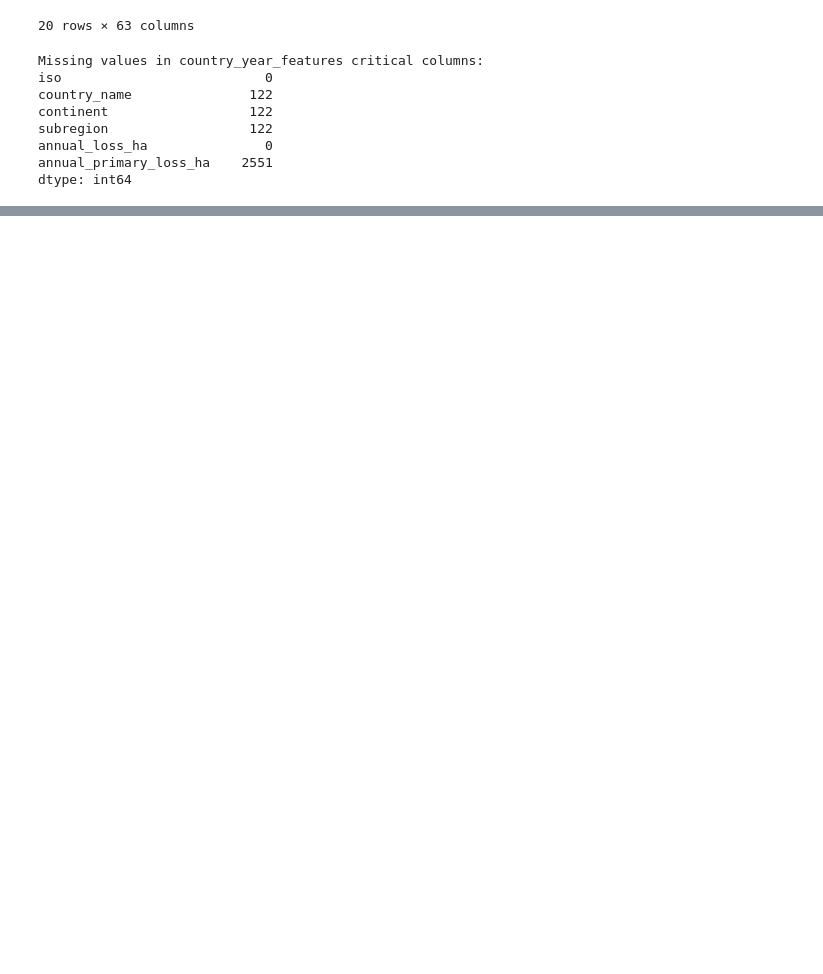
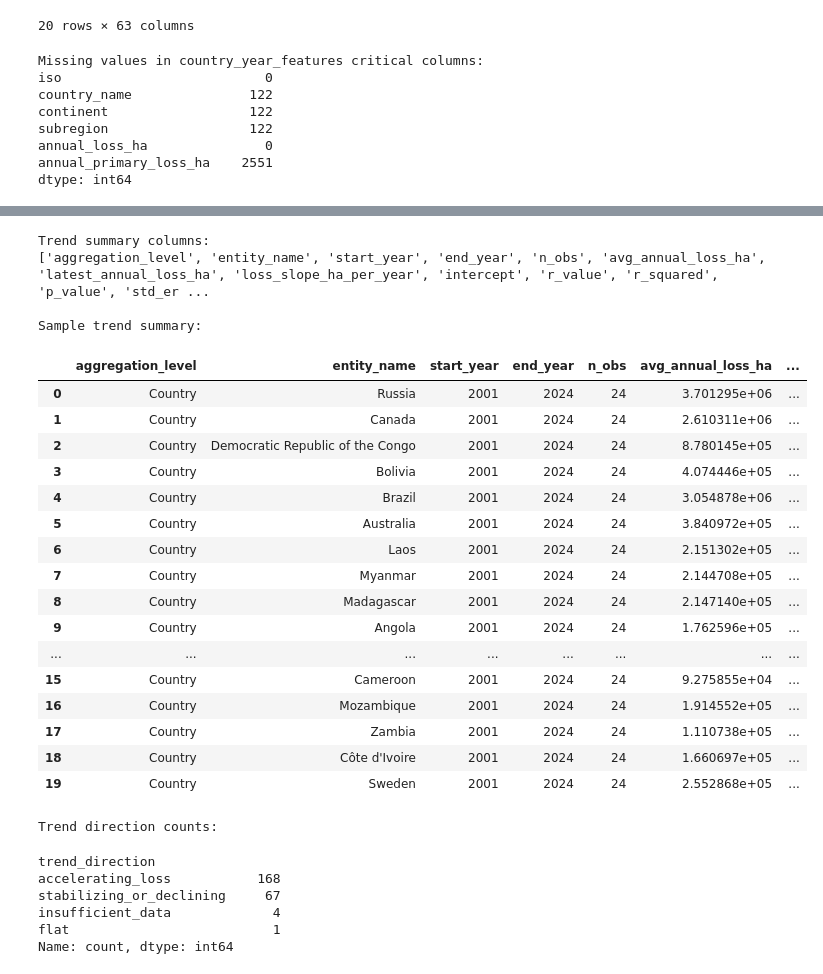
Before and after one commit to CH-CHISAKA/GlobalForestAnalysis, a Jupyter notebook: world_forest_distribution.ipynb, the cells around one changed output, grey strips where cells are left out. Drawn from its saved outputs; the diff is of its cells as text; code cells hidden in the pictures; blank space fills up the shorter version.

```diff
--- a/world_forest_distribution.ipynb
+++ b/world_forest_distribution.ipynb
@@ -1846,0 +2321,41 @@ plt.show()
+# %%
+# ---------------------------------------------------------
+# TREND SUMMARY INSPECTION
+# ---------------------------------------------------------
+print("Trend summary columns:")
+print(trend_summary.columns.tolist())
+
+print("\nSample trend summary:")
+display(trend_summary.head(20))
+
+print("\nTrend direction counts:")
+display(trend_summary["trend_direction"].value_counts(dropna=False))
+# %% [output]
+Trend summary columns:
+['aggregation_level', 'entity_name', 'start_year', 'end_year', 'n_obs', 'avg_annual_loss_ha', 'latest_annual_loss_ha', 'loss_slope_ha_per_year', 'intercept', 'r_value', 'r_squared', 'p_value', 'std_er ...
+
+Sample trend summary:
+|  | aggregation_level | entity_name | start_year | end_year | n_obs | avg_annual_loss_ha | ... |
+| 0 | Country | Russia | 2001 | 2024 | 24 | 3.701295e+06 | ... |
+| 1 | Country | Canada | 2001 | 2024 | 24 | 2.610311e+06 | ... |
+| 2 | Country | Democratic Republic of the Congo | 2001 | 2024 | 24 | 8.780145e+05 | ... |
+| 3 | Country | Bolivia | 2001 | 2024 | 24 | 4.074446e+05 | ... |
+| 4 | Country | Brazil | 2001 | 2024 | 24 | 3.054878e+06 | ... |
+| 5 | Country | Australia | 2001 | 2024 | 24 | 3.840972e+05 | ... |
+| 6 | Country | Laos | 2001 | 2024 | 24 | 2.151302e+05 | ... |
+| 7 | Country | Myanmar | 2001 | 2024 | 24 | 2.144708e+05 | ... |
+| 8 | Country | Madagascar | 2001 | 2024 | 24 | 2.147140e+05 | ... |
+| 9 | Country | Angola | 2001 | 2024 | 24 | 1.762596e+05 | ... |
+| ... | ... | ... | ... | ... | ... | ... | ... |
+| 15 | Country | Cameroon | 2001 | 2024 | 24 | 9.275855e+04 | ... |
+| 16 | Country | Mozambique | 2001 | 2024 | 24 | 1.914552e+05 | ... |
+| 17 | Country | Zambia | 2001 | 2024 | 24 | 1.110738e+05 | ... |
+| 18 | Country | Côte d'Ivoire | 2001 | 2024 | 24 | 1.660697e+05 | ... |
+| 19 | Country | Sweden | 2001 | 2024 | 24 | 2.552868e+05 | ... |
+Trend direction counts:
+trend_direction
+accelerating_loss           168
+stabilizing_or_declining     67
+insufficient_data             4
+flat                          1
+Name: count, dtype: int64
```
Also changed, not shown: parts of 17 cells of this notebook.
